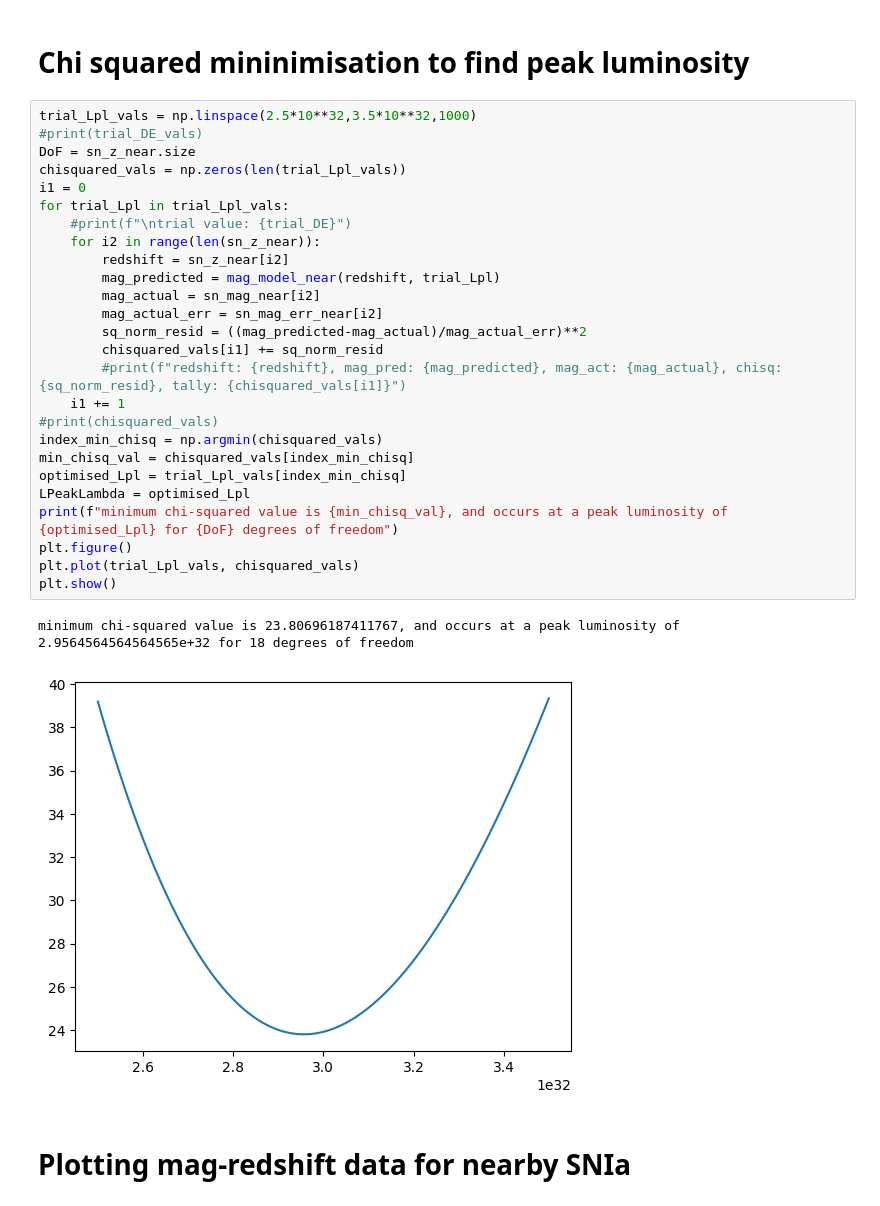
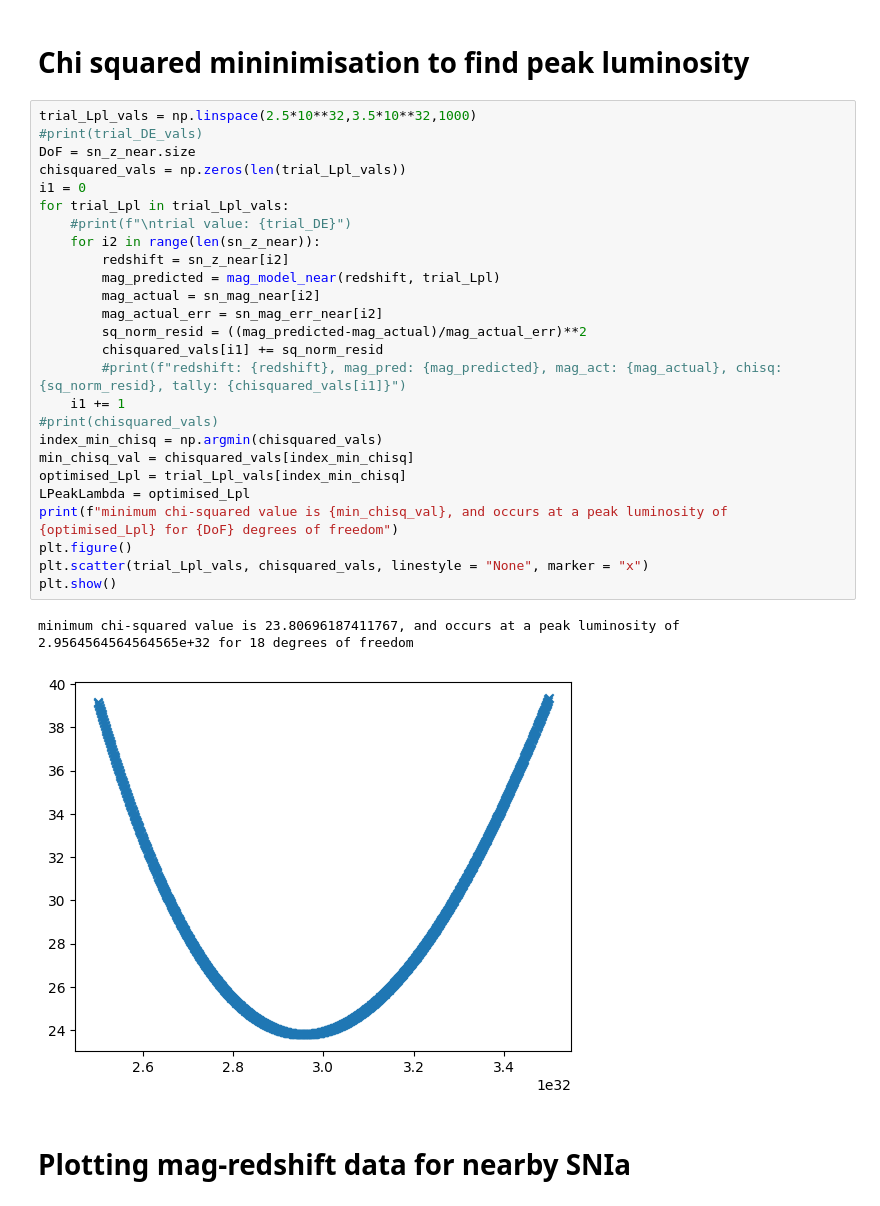
Before and after one commit to LightningMinion/Supernova-Cosmology, a Jupyter notebook: main-code v2.ipynb, the cells around one changed output. Drawn from its saved outputs; the diff is of its cells as text.

```diff
--- a/main-code v2.ipynb
+++ b/main-code v2.ipynb
@@ -59,32 +59,32 @@ sn_z, sn_mag, sn_mag_err = np.loadtxt("sn_data.txt", usecols=(1,2,3), unpack = T
 # %%
 trial_Lpl_vals = np.linspace(2.5*10**32,3.5*10**32,1000)
 #print(trial_DE_vals)
 DoF = sn_z_near.size
 chisquared_vals = np.zeros(len(trial_Lpl_vals))
 i1 = 0
 for trial_Lpl in trial_Lpl_vals:
     #print(f"\ntrial value: {trial_DE}")
     for i2 in range(len(sn_z_near)):
         redshift = sn_z_near[i2]
         mag_predicted = mag_model_near(redshift, trial_Lpl)
         mag_actual = sn_mag_near[i2]
         mag_actual_err = sn_mag_err_near[i2]
         sq_norm_resid = ((mag_predicted-mag_actual)/mag_actual_err)**2
         chisquared_vals[i1] += sq_norm_resid
         #print(f"redshift: {redshift}, mag_pred: {mag_predicted}, mag_act: {mag_actual}, chisq: {sq_norm_resid}, tally: {chisquared_vals[i1]}")
     i1 += 1
 #print(chisquared_vals)
 index_min_chisq = np.argmin(chisquared_vals)
 min_chisq_val = chisquared_vals[index_min_chisq]
 optimised_Lpl = trial_Lpl_vals[index_min_chisq]
 LPeakLambda = optimised_Lpl
 print(f"minimum chi-squared value is {min_chisq_val}, and occurs at a peak luminosity of {optimised_Lpl} for {DoF} degrees of freedom")
 plt.figure()
-plt.plot(trial_Lpl_vals, chisquared_vals)
+plt.scatter(trial_Lpl_vals, chisquared_vals, linestyle = "None", marker = "x")
 plt.show()
 # %% [output]
 minimum chi-squared value is 23.80696187411767, and occurs at a peak luminosity of 2.9564564564564565e+32 for 18 degrees of freedom
-[figure, old version]
+[figure, new version]
 # %% [markdown]
 # Plotting mag-redshift data for nearby SNIa
 # %%
```
Also changed, not shown: parts of 2 cells of this notebook, 2 other files.
